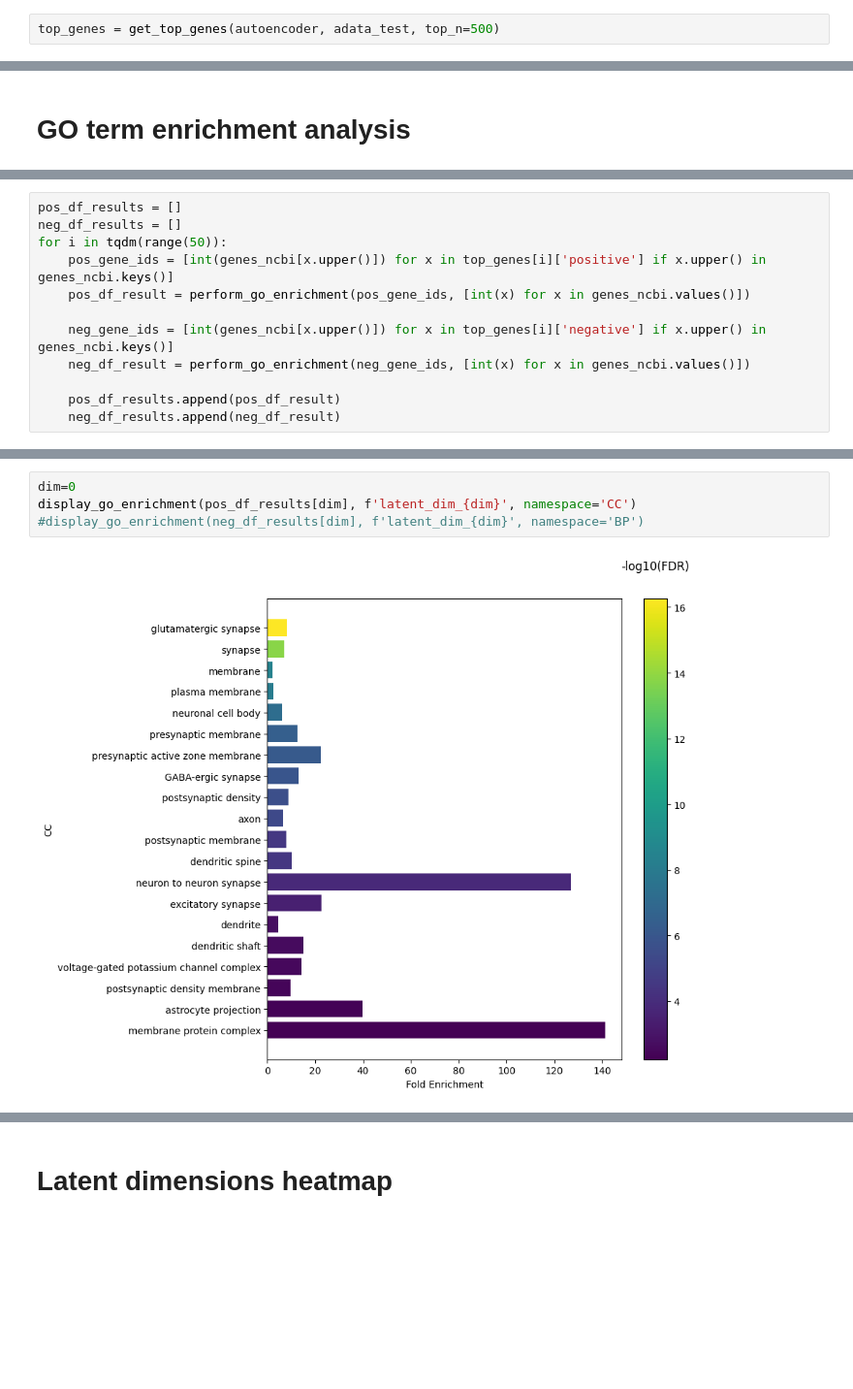
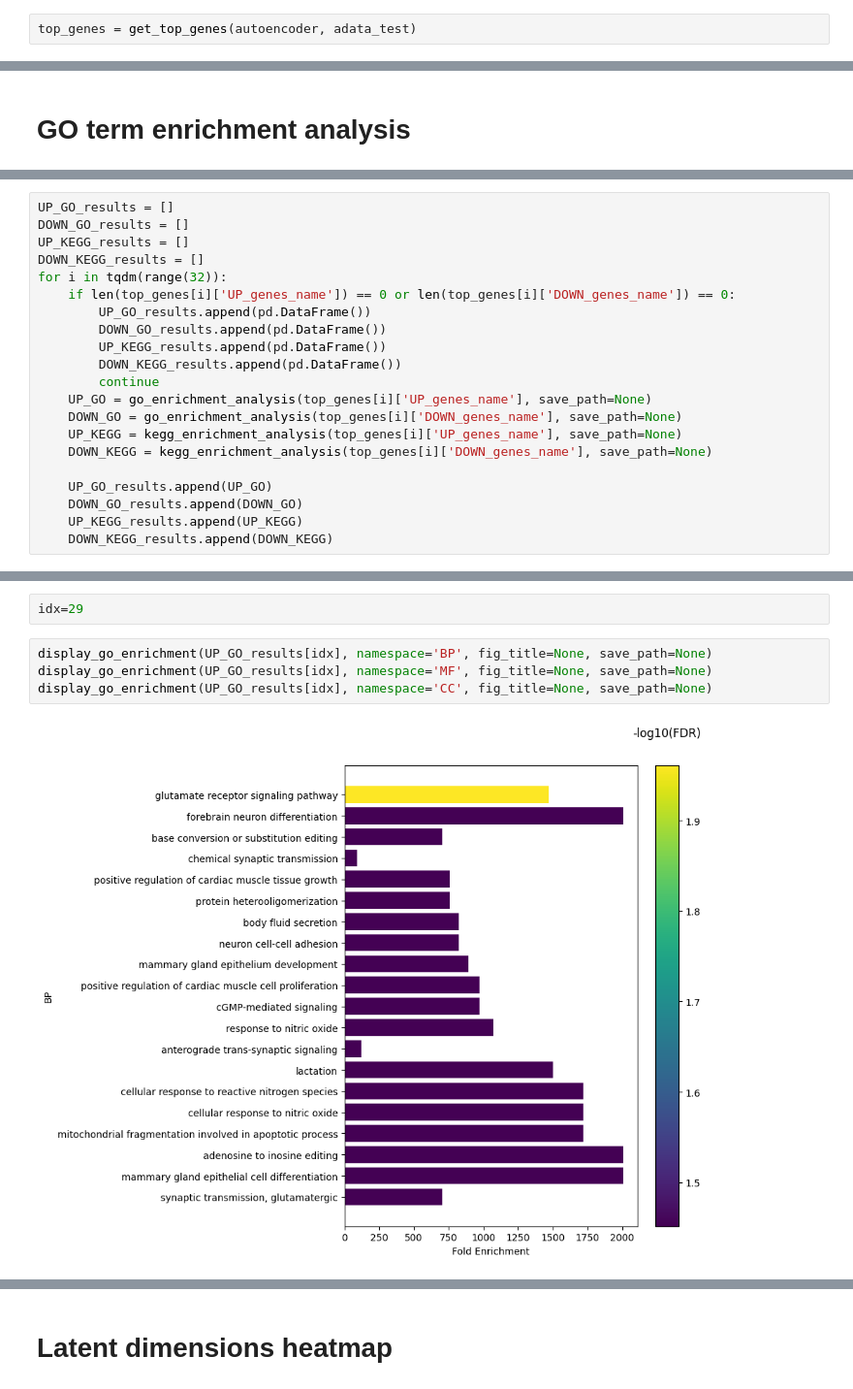
Before and after one commit to Xavier919/scRNAseq_analysis, a Jupyter notebook: sparse_autoencoder_.ipynb, the cells around one changed output, grey strips where cells are left out. Shown at 97% size. Drawn from its saved outputs; the diff is of its cells as text; blank space fills up the shorter version.

```diff
--- a/sparse_autoencoder_.ipynb
+++ b/sparse_autoencoder_.ipynb
@@ -260,4 +214,4 @@ See the caveats in the documentation: https://pandas.pydata.org/pandas-docs/stab
 # %% [markdown]
 # Top contributing genes for each latent dimension
 # %%
-top_genes = get_top_genes(autoencoder, adata_test, top_n=500)
+top_genes = get_top_genes(autoencoder, adata_test)
@@ -277,12 +228,21 @@ genes_ncbi = query_genes(adata)
 # %%
-pos_df_results = []
-neg_df_results = []
-for i in tqdm(range(50)):
-    pos_gene_ids = [int(genes_ncbi[x.upper()]) for x in top_genes[i]['positive'] if x.upper() in genes_ncbi.keys()]
-    pos_df_result = perform_go_enrichment(pos_gene_ids, [int(x) for x in genes_ncbi.values()])
+UP_GO_results = []
+DOWN_GO_results = []
+UP_KEGG_results = []
+DOWN_KEGG_results = []
+for i in tqdm(range(32)):
+    if len(top_genes[i]['UP_genes_name']) == 0 or len(top_genes[i]['DOWN_genes_name']) == 0:
+        UP_GO_results.append(pd.DataFrame())
+        DOWN_GO_results.append(pd.DataFrame())
+        UP_KEGG_results.append(pd.DataFrame())
+        DOWN_KEGG_results.append(pd.DataFrame())
+        continue
+    UP_GO = go_enrichment_analysis(top_genes[i]['UP_genes_name'], save_path=None)
+    DOWN_GO = go_enrichment_analysis(top_genes[i]['DOWN_genes_name'], save_path=None)
+    UP_KEGG = kegg_enrichment_analysis(top_genes[i]['UP_genes_name'], save_path=None)
+    DOWN_KEGG = kegg_enrichment_analysis(top_genes[i]['DOWN_genes_name'], save_path=None)
 
-    neg_gene_ids = [int(genes_ncbi[x.upper()]) for x in top_genes[i]['negative'] if x.upper() in genes_ncbi.keys()]
-    neg_df_result = perform_go_enrichment(neg_gene_ids, [int(x) for x in genes_ncbi.values()])
-
-    pos_df_results.append(pos_df_result)
-    neg_df_results.append(neg_df_result)
+    UP_GO_results.append(UP_GO)
+    DOWN_GO_results.append(DOWN_GO)
+    UP_KEGG_results.append(UP_KEGG)
+    DOWN_KEGG_results.append(DOWN_KEGG)
@@ -371,6 +249,8 @@ pos_df_results
-# %%
-dim=0
-display_go_enrichment(pos_df_results[dim], f'latent_dim_{dim}', namespace='CC')
-#display_go_enrichment(neg_df_results[dim], f'latent_dim_{dim}', namespace='BP')
-# %% [output]
-[figure, removed]
+# %%
+idx=29
+# %%
+display_go_enrichment(UP_GO_results[idx], namespace='BP', fig_title=None, save_path=None)
+display_go_enrichment(UP_GO_results[idx], namespace='MF', fig_title=None, save_path=None)
+display_go_enrichment(UP_GO_results[idx], namespace='CC', fig_title=None, save_path=None)
+# %% [output]
+[figure, added]
```
Also changed, not shown: parts of 41 cells of this notebook, 1 other file.
